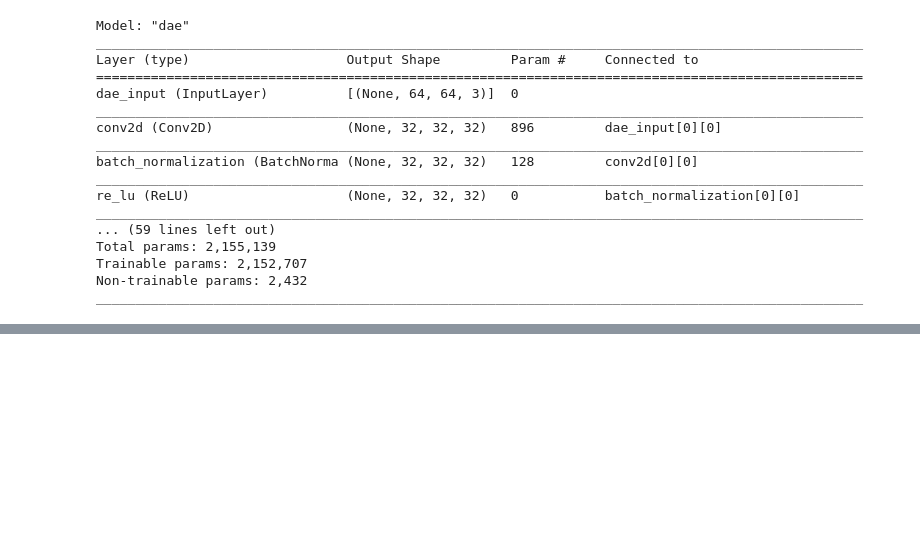
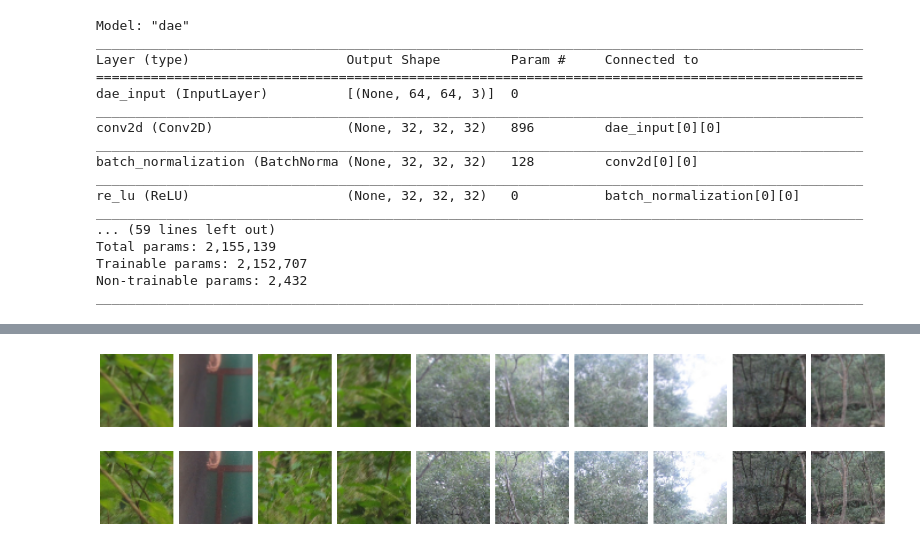
Before and after one commit to AryanSethi/No-Blur, a Jupyter notebook: UNet_deblurring_architecture.ipynb, the cells around one changed output, grey strips where cells are left out. Drawn from its saved outputs; the diff is of its cells as text; code cells hidden in the pictures; blank space fills up the shorter version.

```diff
--- a/UNet_deblurring_architecture.ipynb
+++ b/UNet_deblurring_architecture.ipynb
@@ -179,0 +198,8 @@ Epoch 15/20
+# %%
+xx,yy=train[6]
+
+plotImages(xx)
+plotImages(yy)
+# %% [output]
+[figure, added]
+[figure, added]
```
Also changed, not shown: parts of 8 cells of this notebook, 4 other files.
